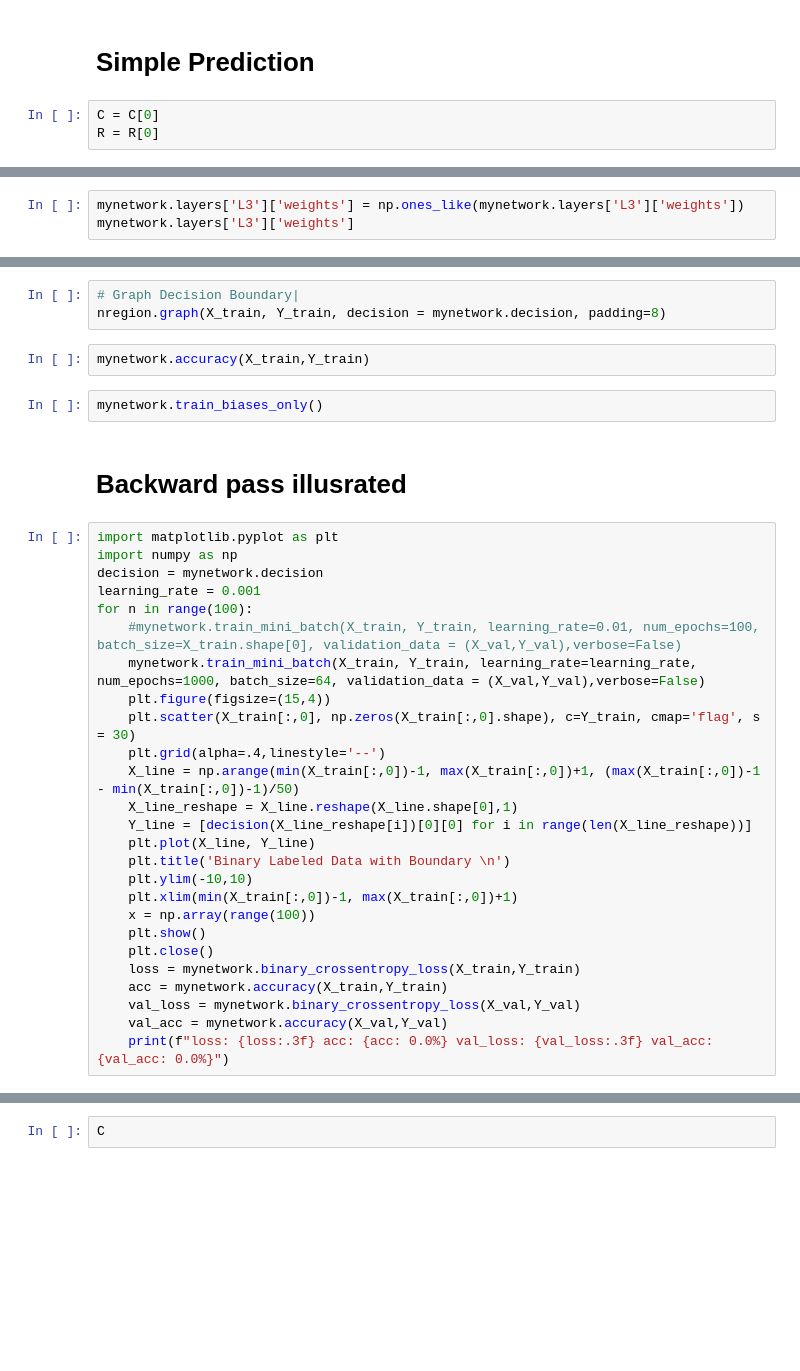
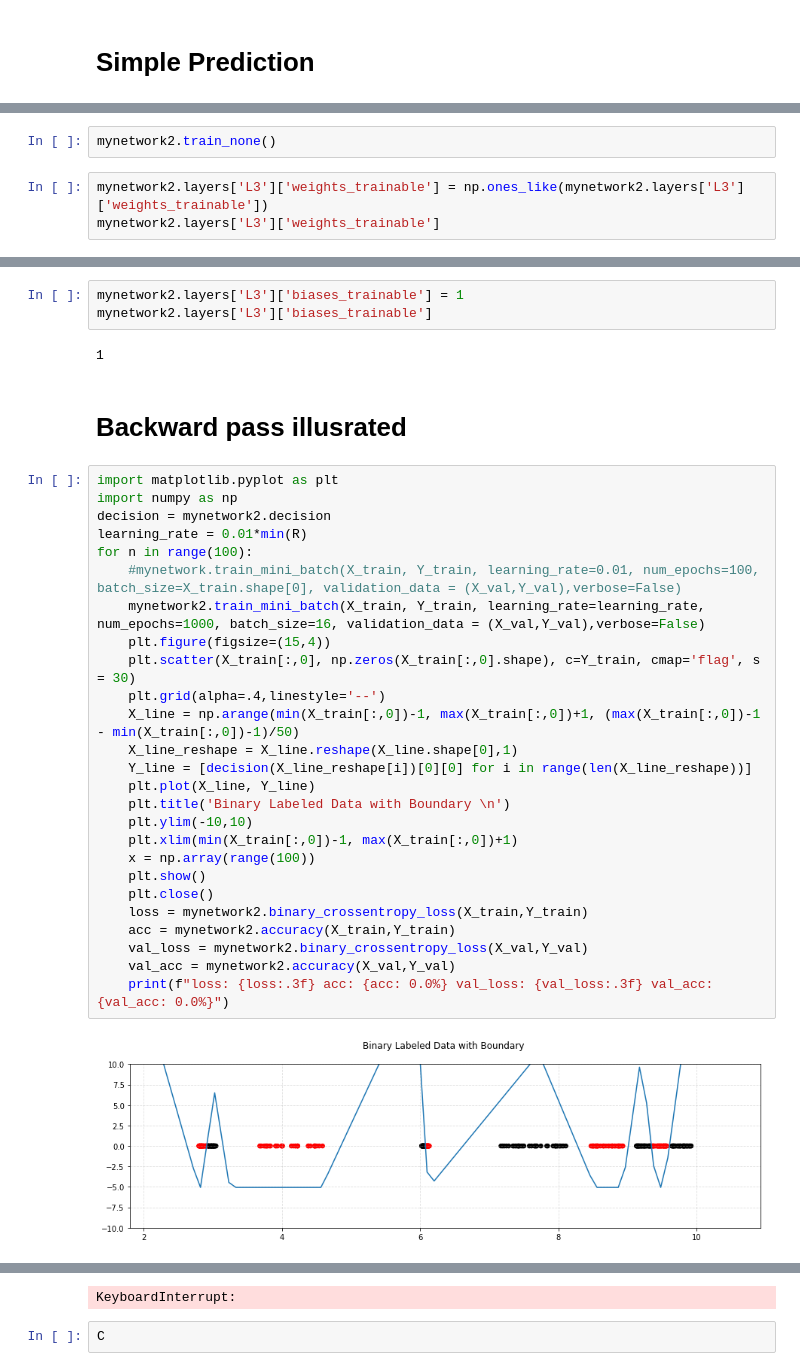
Before and after one commit to AleksandrGontcharov/neuralnetwork, a Jupyter notebook: neural_network_trainable_pieces.ipynb, the cells around one changed output, grey strips where cells are left out. Cells and saved outputs as stored; diff of their text form; blank space fills up the shorter version.

```diff
--- a/neural_network_trainable_pieces.ipynb
+++ b/neural_network_trainable_pieces.ipynb
@@ -140,5 +140,2 @@ mynetwork.layers['L2']['weights_trainable']
 # %% [markdown]
 # Simple Prediction
-# %%
-C = C[0]
-R = R[0]
@@ -165,3 +145,5 @@ mynetwork.layers['L2']['biases']
+# %%
+mynetwork2.train_none()
 # %%
-mynetwork.layers['L3']['weights'] = np.ones_like(mynetwork.layers['L3']['weights'])
-mynetwork.layers['L3']['weights']
+mynetwork2.layers['L3']['weights_trainable'] = np.ones_like(mynetwork2.layers['L3']['weights_trainable'])
+mynetwork2.layers['L3']['weights_trainable']
@@ -179,35 +152,35 @@ nregion.graph(X_train, Y_train, decision = prediction)
-# %%
-# Graph Decision Boundary|
-nregion.graph(X_train, Y_train, decision = mynetwork.decision, padding=8)
-# %%
-mynetwork.accuracy(X_train,Y_train)
-# %%
-mynetwork.train_biases_only()
+# %%
+mynetwork2.layers['L3']['biases_trainable'] = 1
+mynetwork2.layers['L3']['biases_trainable']
+# %% [output]
+1
 # %% [markdown]
 # Backward pass illusrated
 # %%
 import matplotlib.pyplot as plt
 import numpy as np
-decision = mynetwork.decision
-learning_rate = 0.001
+decision = mynetwork2.decision
+learning_rate = 0.01*min(R)
 for n in range(100):
     #mynetwork.train_mini_batch(X_train, Y_train, learning_rate=0.01, num_epochs=100, batch_size=X_train.shape[0], validation_data = (X_val,Y_val),verbose=False)
-    mynetwork.train_mini_batch(X_train, Y_train, learning_rate=learning_rate, num_epochs=1000, batch_size=64, validation_data = (X_val,Y_val),verbose=False)
+    mynetwork2.train_mini_batch(X_train, Y_train, learning_rate=learning_rate, num_epochs=1000, batch_size=16, validation_data = (X_val,Y_val),verbose=False)
     plt.figure(figsize=(15,4))
     plt.scatter(X_train[:,0], np.zeros(X_train[:,0].shape), c=Y_train, cmap='flag', s = 30)
     plt.grid(alpha=.4,linestyle='--')
     X_line = np.arange(min(X_train[:,0])-1, max(X_train[:,0])+1, (max(X_train[:,0])-1 - min(X_train[:,0])-1)/50)
     X_line_reshape = X_line.reshape(X_line.shape[0],1)
     Y_line = [decision(X_line_reshape[i])[0][0] for i in range(len(X_line_reshape))]
     plt.plot(X_line, Y_line)
     plt.title('Binary Labeled Data with Boundary \n')
     plt.ylim(-10,10)
     plt.xlim(min(X_train[:,0])-1, max(X_train[:,0])+1)
     x = np.array(range(100))
     plt.show()
     plt.close()
-    loss = mynetwork.binary_crossentropy_loss(X_train,Y_train)
-    acc = mynetwork.accuracy(X_train,Y_train)
-    val_loss = mynetwork.binary_crossentropy_loss(X_val,Y_val)
-    val_acc = mynetwork.accuracy(X_val,Y_val)
+    loss = mynetwork2.binary_crossentropy_loss(X_train,Y_train)
+    acc = mynetwork2.accuracy(X_train,Y_train)
+    val_loss = mynetwork2.binary_crossentropy_loss(X_val,Y_val)
+    val_acc = mynetwork2.accuracy(X_val,Y_val)
     print(f"loss: {loss:.3f} acc: {acc: 0.0%} val_loss: {val_loss:.3f} val_acc: {val_acc: 0.0%}")
+# %% [output]
+[figure, added]
@@ -214,3 +190,4 @@ for n in range(100):
+KeyboardInterrupt:
 # %%
 C
 # %%
```
Also changed, not shown: parts of 28 cells of this notebook, 5 other files.
